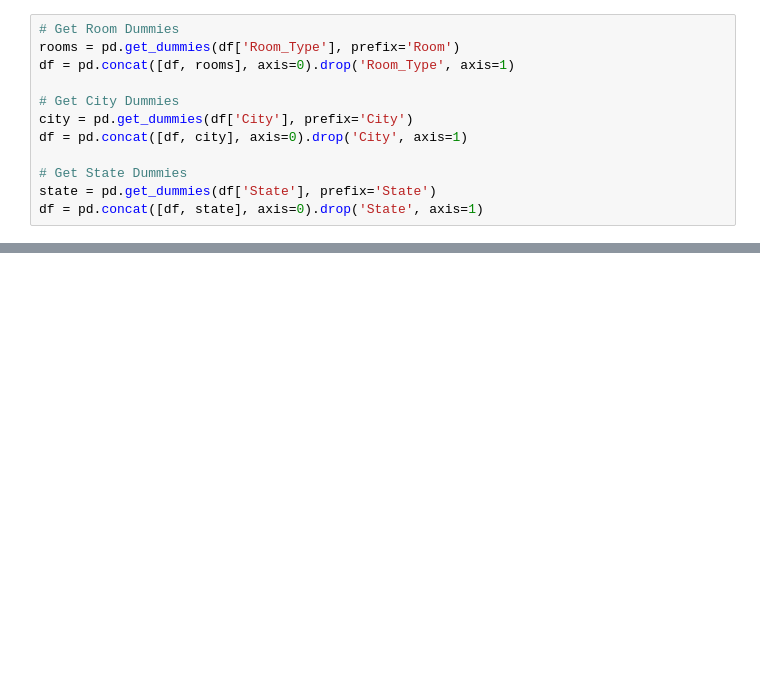
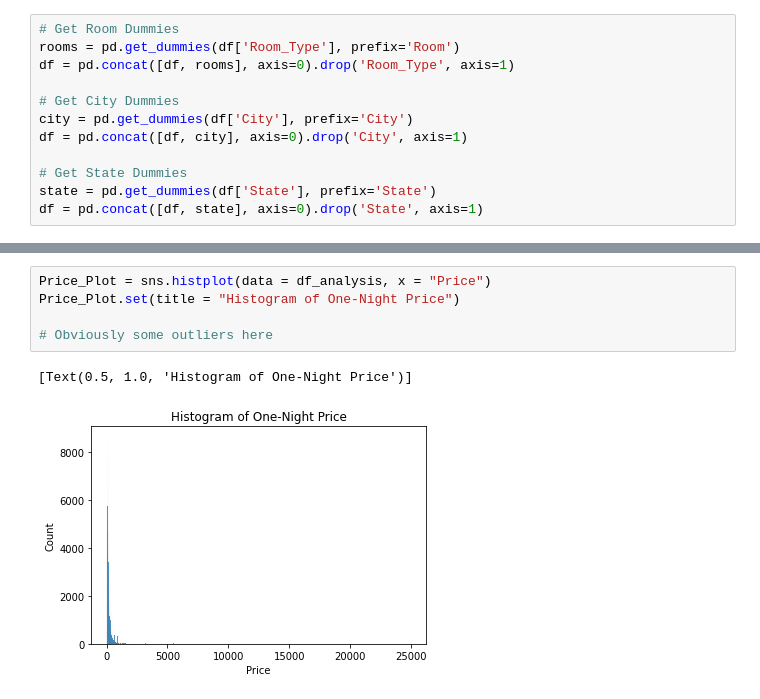
Before and after one commit to caroline-eggett/airbnb-price-predictor, a Jupyter notebook: descriptive_analytics.ipynb, the cells around one changed output, grey strips where cells are left out. Drawn from its saved outputs; the diff is of its cells as text; blank space fills up the shorter version.

```diff
--- a/descriptive_analytics.ipynb
+++ b/descriptive_analytics.ipynb
@@ -135,0 +151,8 @@ df = pd.concat([df, state], axis=0).drop('State', axis=1)
+# %%
+Price_Plot = sns.histplot(data = df_analysis, x = "Price")
+Price_Plot.set(title = "Histogram of One-Night Price")
+
+# Obviously some outliers here
+# %% [output]
+[Text(0.5, 1.0, 'Histogram of One-Night Price')]
+[figure, added]
```
Also changed, not shown: parts of 6 cells of this notebook.
